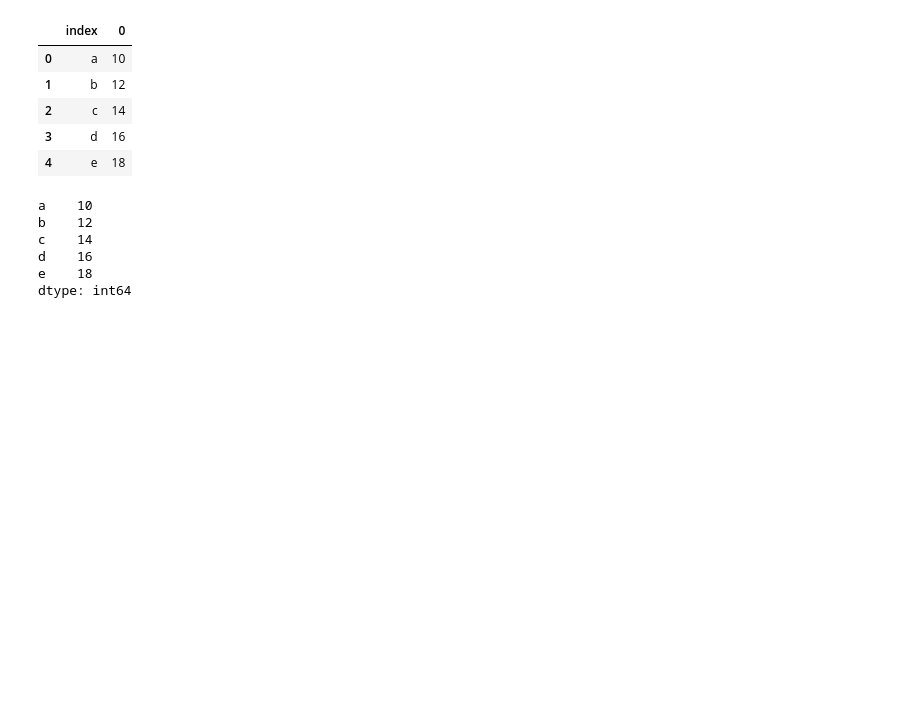
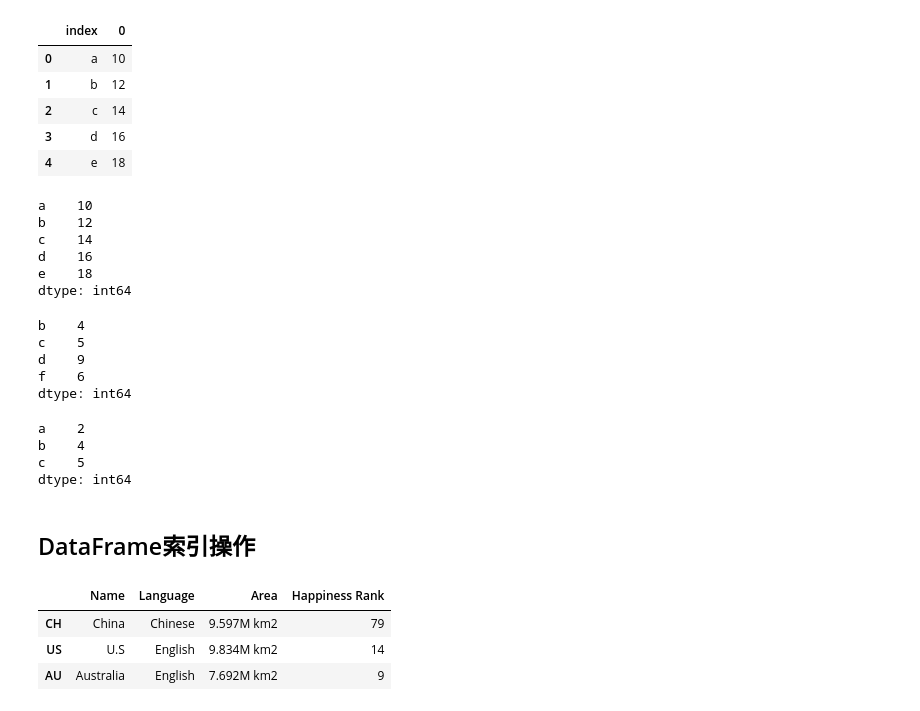
Before and after one commit to yanyinshan/Programming_collection, a Jupyter notebook: Pandas 学习.ipynb, the cells around one changed output. Cells and saved outputs as stored; diff of their text form; code cells hidden in the pictures; blank space fills up the shorter version.

```diff
--- a/Pandas 学习.ipynb
+++ b/Pandas 学习.ipynb
@@ -437,0 +442,31 @@ dtype: int64
+# %%
+ser_obj[ser_obj > 3]
+# %% [output]
+b    4
+c    5
+d    9
+f    6
+dtype: int64
+# %%
+ser_obj['a':'c']
+# %% [output]
+a    2
+b    4
+c    5
+dtype: int64
+# %% [markdown]
+## DataFrame索引操作
+# %%
+# 构建dataframe
+country1 = pd.Series({'Name':'China','Language':'Chinese','Area':'9.597M km2','Happiness Rank': 79})
+country2 = pd.Series({'Name':'U.S','Language':'English','Area':'9.834M km2','Happiness Rank': 14})
+country3 = pd.Series({'Name':'Australia','Language':'English','Area':'7.692M km2','Happiness Rank': 9})
+
+df = pd.DataFrame([country1,country2,country3], index = ['CH','US','AU'])
+# %%
+df
+# %% [output]
+|  | Name | Language | Area | Happiness Rank |
+| CH | China | Chinese | 9.597M km2 | 79 |
+| US | U.S | English | 9.834M km2 | 14 |
+| AU | Australia | English | 7.692M km2 | 9 |
```
Also changed, not shown: parts of 99 cells of this notebook.
